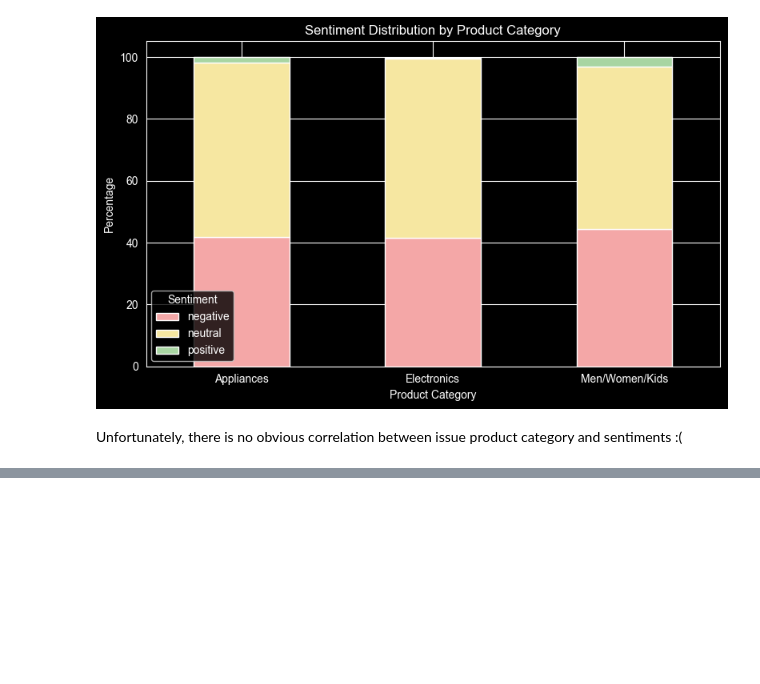
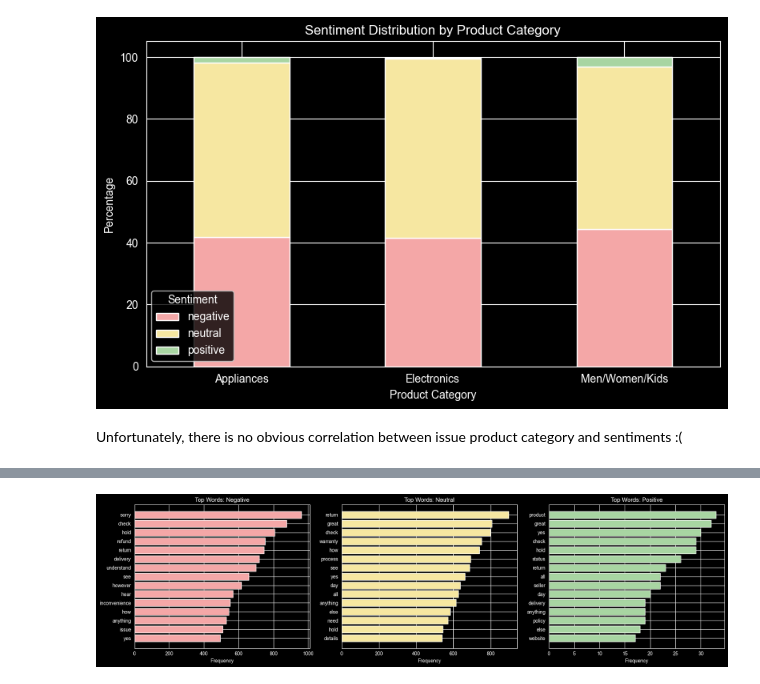
Before and after one commit to ftmoztl/cs-conversation-sentiment-analysis, a Jupyter notebook: analysis/eda.ipynb, the cells around one changed output, grey strips where cells are left out. Cells and saved outputs as stored; diff of their text form; code cells hidden in the pictures; blank space fills up the shorter version.

```diff
--- a/analysis/eda.ipynb
+++ b/analysis/eda.ipynb
@@ -522,0 +599,15 @@ Unfortunately, there is no obvious correlation between issue product category an
+# %%
+def get_top_words_by_sentiment(df, sentiment, text_col="conversation", top_n=15):
+    sentiment_text = df.loc[df["customer_sentiment"] == sentiment, text_col]
+    all_words = []
+    for text in sentiment_text:
+        all_words.extend(clean_and_tokenize(text))
+    return pd.DataFrame(Counter(all_words).most_common(top_n), columns=["word", "frequency"])
+# %%
+negative_top_words = get_top_words_by_sentiment(train_df, "negative")
+neutral_top_words = get_top_words_by_sentiment(train_df, "neutral")
+positive_top_words = get_top_words_by_sentiment(train_df, "positive")
+
+display(negative_top_words)
+display(neutral_top_words)
+display(positive_top_words)
@@ -522,0 +663,26 @@ Unfortunately, there is no obvious correlation between issue product category an
+# %%
+fig, axes = plt.subplots(1, 3, figsize=(18, 5))
+
+sentiment_word_tables = {
+    "negative": negative_top_words,
+    "neutral": neutral_top_words,
+    "positive": positive_top_words,
+}
+
+plot_colors = {
+    "negative": "#f4a7a7",  # soft red
+    "neutral": "#f6e7a1",   # soft yellow
+    "positive": "#a8d5a2",  # soft green
+}
+
+
+for ax, (sentiment, word_df) in zip(axes, sentiment_word_tables.items()):
+    ax.barh(word_df["word"], word_df["frequency"], color=plot_colors[sentiment])
+    ax.set_title(f"Top Words: {sentiment.capitalize()}")
+    ax.set_xlabel("Frequency")
+    ax.invert_yaxis()
+
+plt.tight_layout()
+plt.show()
+# %% [output]
+[figure, added]
```
Also changed, not shown: parts of 27 cells of this notebook.
